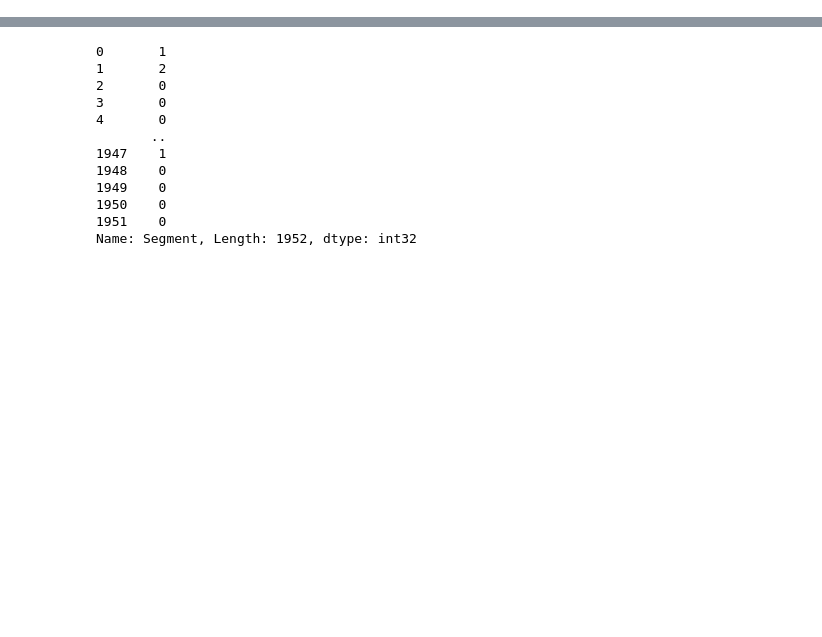
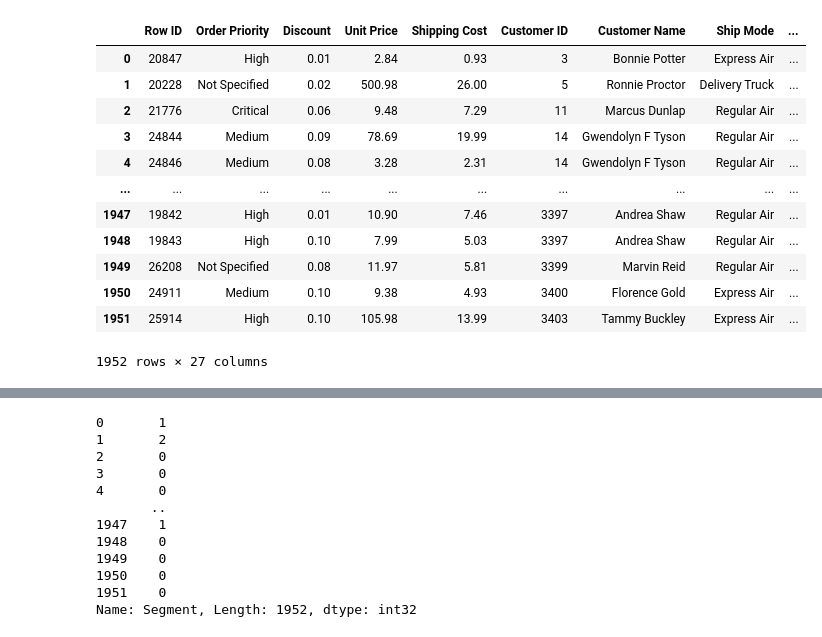
Before and after one commit to BRamotowski/Data-Science-Consulting-Approach, a Jupyter notebook: unsupervised_learning.ipynb, the cells around one changed output, grey strips where cells are left out. Cells and saved outputs as stored; diff of their text form; code cells hidden in the pictures; blank space fills up the shorter version.

```diff
--- a/unsupervised_learning.ipynb
+++ b/unsupervised_learning.ipynb
@@ -10,3 +11,19 @@ from mlxtend.preprocessing import TransactionEncoder
 from read_and_clean import read_and_clean
 # %%
 orders_df = read_and_clean()
+# %%
+orders_df
+# %% [output]
+|  | Row ID | Order Priority | Discount | Unit Price | Shipping Cost | Customer ID | Customer Name | Ship Mode | ... |
+| 0 | 20847 | High | 0.01 | 2.84 | 0.93 | 3 | Bonnie Potter | Express Air | ... |
+| 1 | 20228 | Not Specified | 0.02 | 500.98 | 26.00 | 5 | Ronnie Proctor | Delivery Truck | ... |
+| 2 | 21776 | Critical | 0.06 | 9.48 | 7.29 | 11 | Marcus Dunlap | Regular Air | ... |
+| 3 | 24844 | Medium | 0.09 | 78.69 | 19.99 | 14 | Gwendolyn F Tyson | Regular Air | ... |
+| 4 | 24846 | Medium | 0.08 | 3.28 | 2.31 | 14 | Gwendolyn F Tyson | Regular Air | ... |
+| ... | ... | ... | ... | ... | ... | ... | ... | ... | ... |
+| 1947 | 19842 | High | 0.01 | 10.90 | 7.46 | 3397 | Andrea Shaw | Regular Air | ... |
+| 1948 | 19843 | High | 0.10 | 7.99 | 5.03 | 3397 | Andrea Shaw | Regular Air | ... |
+| 1949 | 26208 | Not Specified | 0.08 | 11.97 | 5.81 | 3399 | Marvin Reid | Regular Air | ... |
+| 1950 | 24911 | Medium | 0.10 | 9.38 | 4.93 | 3400 | Florence Gold | Express Air | ... |
+| 1951 | 25914 | High | 0.10 | 105.98 | 13.99 | 3403 | Tammy Buckley | Express Air | ... |
+1952 rows × 27 columns
```
Also changed, not shown: parts of 11 cells of this notebook, 2 other files.
